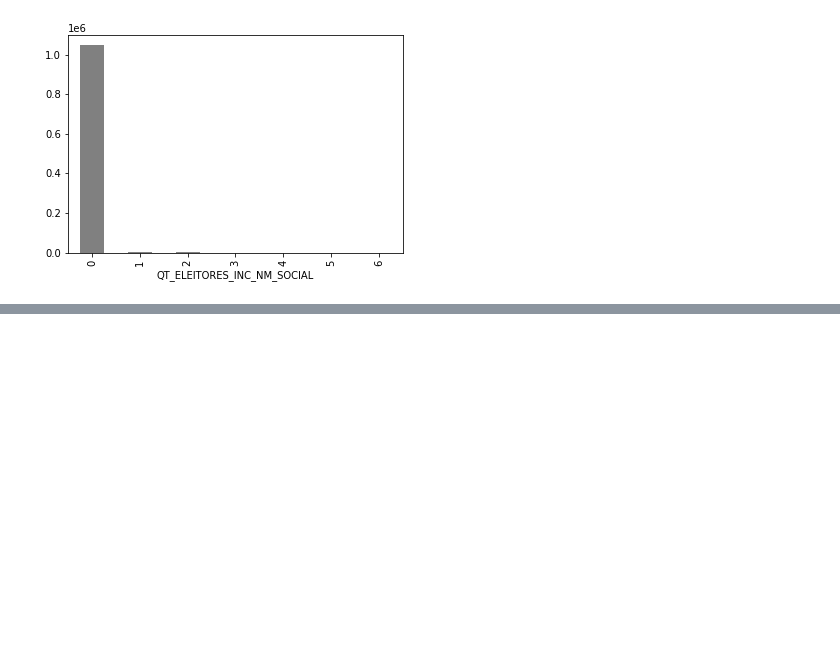
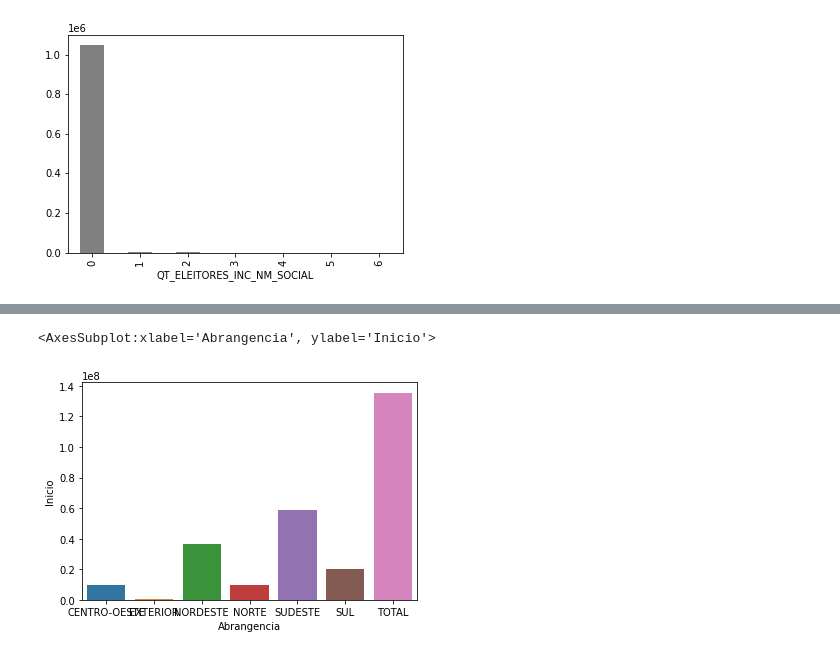
Before and after one commit to JonyHM/raspagem_dados_6_bd, a Jupyter notebook: ex1.ipynb, the cells around one changed output, grey strips where cells are left out. Cells and saved outputs as stored; diff of their text form; code cells hidden in the pictures; blank space fills up the shorter version.

```diff
--- a/ex1.ipynb
+++ b/ex1.ipynb
@@ -157,0 +205,4 @@ nm_social.plot.bar(color = 'gray')
+# %%
+csv_evolucao = r'data\evolucao_do_eleitorado.csv'
+# %%
+dataset_evl = pd.read_csv(csv_evolucao, sep = ';', encoding = "ISO-8859-1")
@@ -157,0 +220,2 @@ nm_social.plot.bar(color = 'gray')
+# %%
+evolucao = dataset_evl.groupby(['Abrangencia']).sum()[['Inicio']]
@@ -157,0 +234,5 @@ nm_social.plot.bar(color = 'gray')
+# %%
+srn.barplot(x=evolucao.index, y=evolucao.Inicio)
+# %% [output]
+<AxesSubplot:xlabel='Abrangencia', ylabel='Inicio'>
+[figure, added]
```
Also changed, not shown: parts of 10 cells of this notebook, 2 other files.
